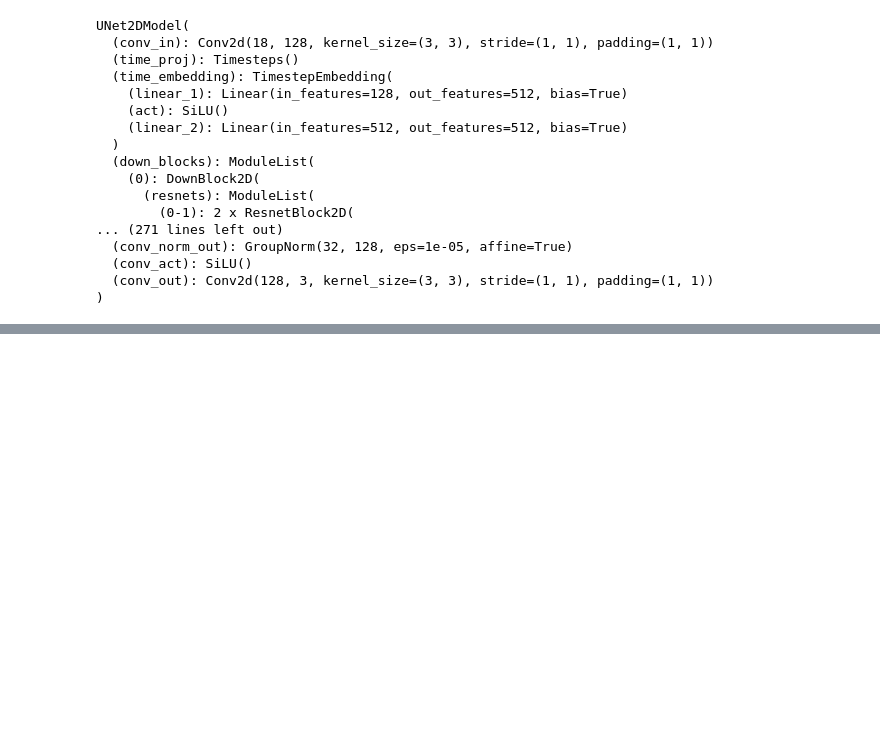
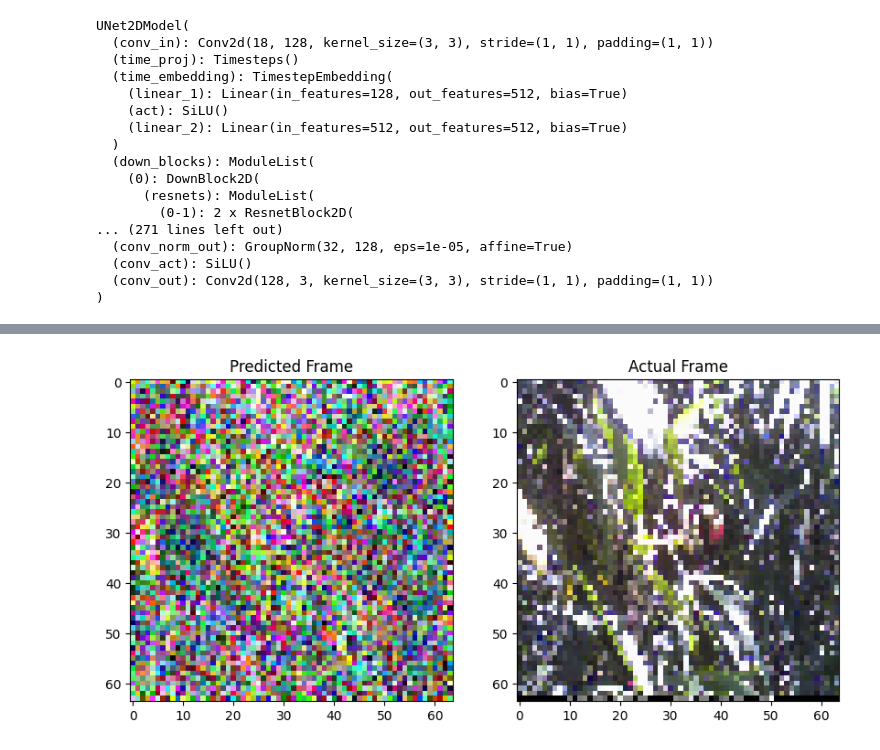
Before and after one commit to chrishon/capstone-camera-traps, a Jupyter notebook: notebooks/diffusion_model_testing.ipynb, the cells around one changed output, grey strips where cells are left out. Cells and saved outputs as stored; diff of their text form; code cells hidden in the pictures; blank space fills up the shorter version.

```diff
--- a/notebooks/diffusion_model_testing.ipynb
+++ b/notebooks/diffusion_model_testing.ipynb
@@ -51,0 +57,2 @@ noise_scheduler = DDPMScheduler(
+# %%
+frames = frames[:1000]
@@ -73,8 +81,11 @@ IndexError: tuple index out of range
 # %%
 optimizer = torch.optim.Adam(model.parameters(), lr=1e-4)
-
+num_epochs = 1
 for epoch in range(num_epochs):
+    i = 1
     for batch_condition, batch_target in train_loader:
+        print(i)
+        i += 1
         batch_condition = batch_condition.to(device)
         batch_target = batch_target.to(device)
 
@@ -119,23 +144,28 @@ def predict_next_frame(model, condition, scheduler, device):
         predicted_frame = np.transpose(predicted_frame, (1, 2, 0))
         return predicted_frame
 # %%
+import matplotlib.pyplot as plt
+import numpy as np
 # Prepare test data
-X_condition_test, y_test = prepare_train_data(test_frames)
+X_condition_test, y_test = X_condition, y_target
+# X_condition_test, y_test = prepare_train_data(test_frames)
 
 # Select sample
-sample_idx = 10
+sample_idx = 3
 condition_sample = torch.tensor(X_condition_test[sample_idx], dtype=torch.float32)
 actual_frame = (y_test[sample_idx].transpose(1, 2, 0) + 1) / 2  # To HWC and [0,1]
 
 # Generate prediction
 predicted_frame = predict_next_frame(model, condition_sample, noise_scheduler, device)
 
 # Plot
 plt.figure(figsize=(10, 5))
 plt.subplot(1, 2, 1)
 plt.imshow(predicted_frame)
 plt.title("Predicted Frame")
 plt.subplot(1, 2, 2)
 plt.imshow(actual_frame)
 plt.title("Actual Frame")
 plt.show()
+# %% [output]
+[figure, added]
```
Also changed, not shown: parts of 8 cells of this notebook, 1 other file.
